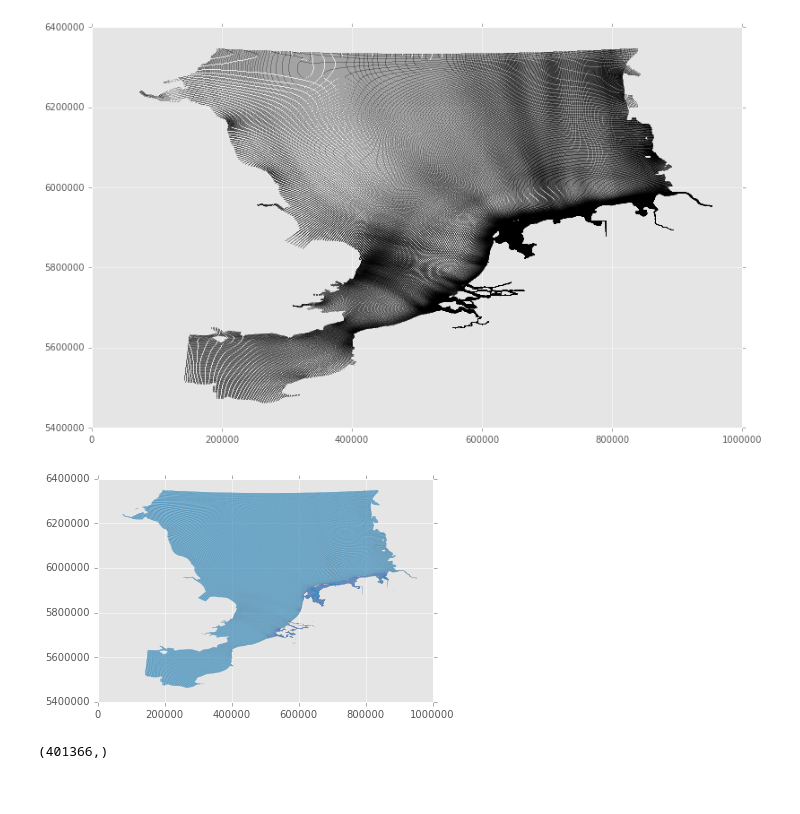
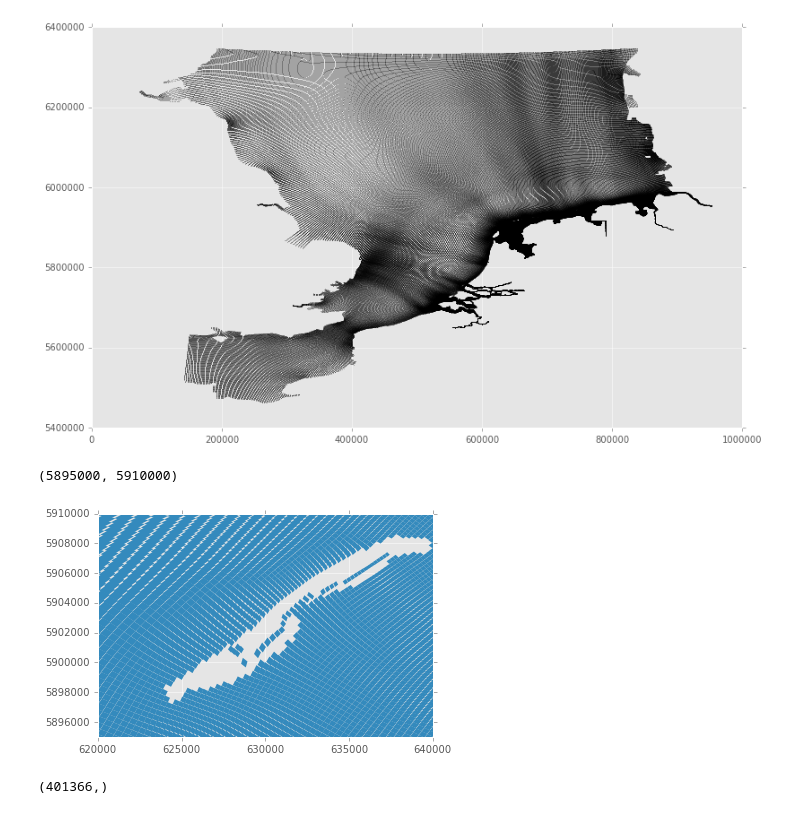
Before and after one commit to openearth/notebooks, a Jupyter notebook: dscmflowmap.ipynb, the cells around one changed output. Saved outputs shown, nothing was run; the diff lists cells and outputs as text; code cells hidden in the pictures.

Commit message:
debugging half empty cells

```diff
--- a/dscmflowmap.ipynb
+++ b/dscmflowmap.ipynb
@@ -101,13 +101,15 @@ ul = np.c_[(x_utm - 0.5*Xx - 0.5*Yx)[~mask], (y_utm + 0.5*Yy + 0.5*Xy)[~mask]]
 # upper right
 ur = np.c_[(x_utm + 0.5*Xx - 0.5*Yx)[~mask], (y_utm + 0.5*Yy - 0.5*Xy)[~mask]]
 
-# number of cells x 4 points/cell x 2 (x,y)
+# number of cells x 5 points/cell x 2 (x,y)
 verts = np.hstack(
     [
         ll[:,np.newaxis,:],
         lr[:,np.newaxis,:],
         ur[:,np.newaxis,:],
-        ul[:,np.newaxis,:]
+        ul[:,np.newaxis,:],
+        ll[:,np.newaxis,:]
+
     ]
 )
 # %%
@@ -119,10 +121,13 @@ poly = matplotlib.collections.PolyCollection(
 # %%
 # check if we have a map
 fig, ax = plt.subplots()
 ax.add_collection(poly)
-ax.autoscale()
+
+ax.set_xlim(620000, 640000)
+ax.set_ylim(5895000, 5910000)
 # %% [output]
+(5895000, 5910000)
-[figure, old version]
+[figure, new version]
 # %%
 # We want velocities in pixels/s in our target coordinate system
 
```
Also changed, not shown: parts of 4 cells of this notebook.
